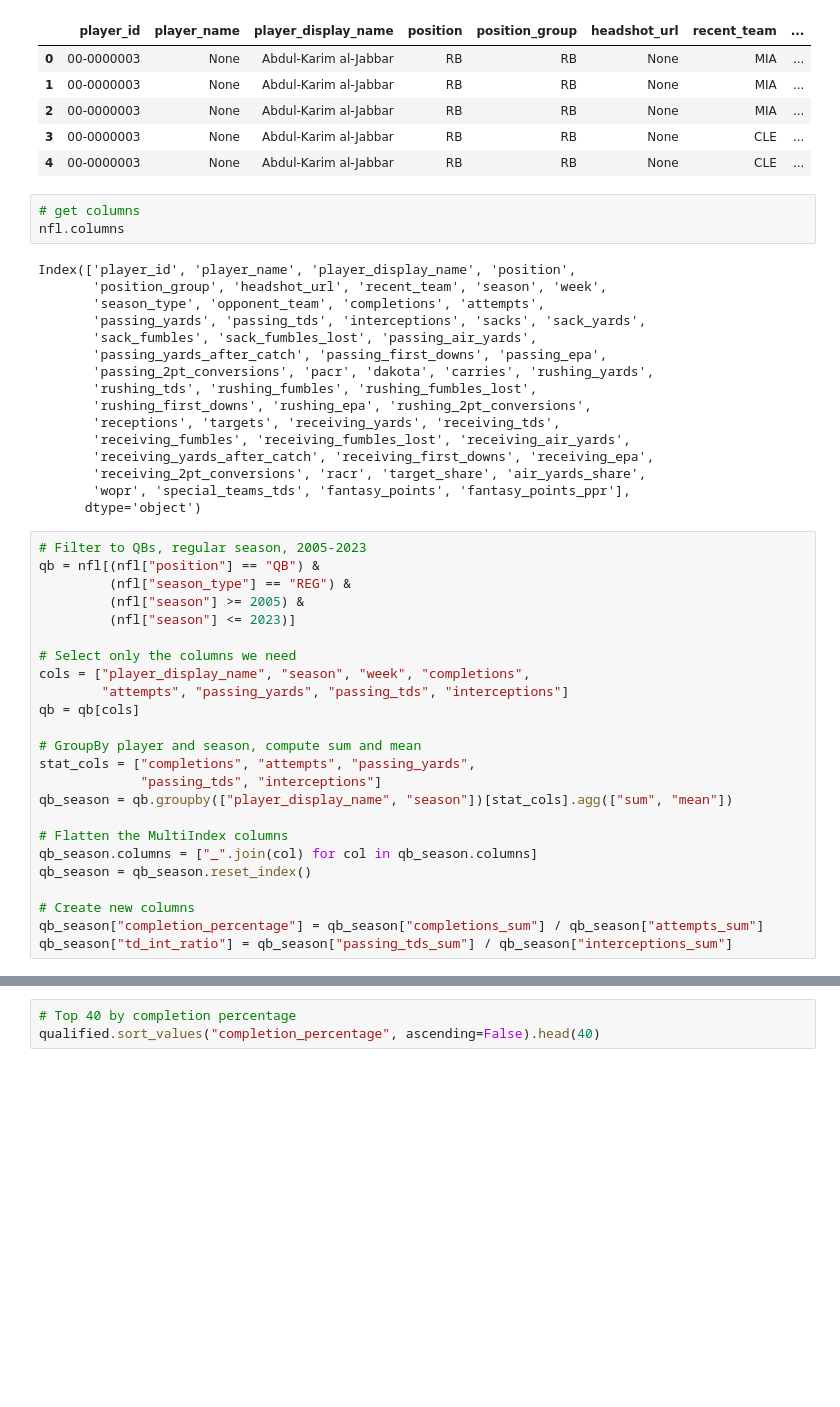
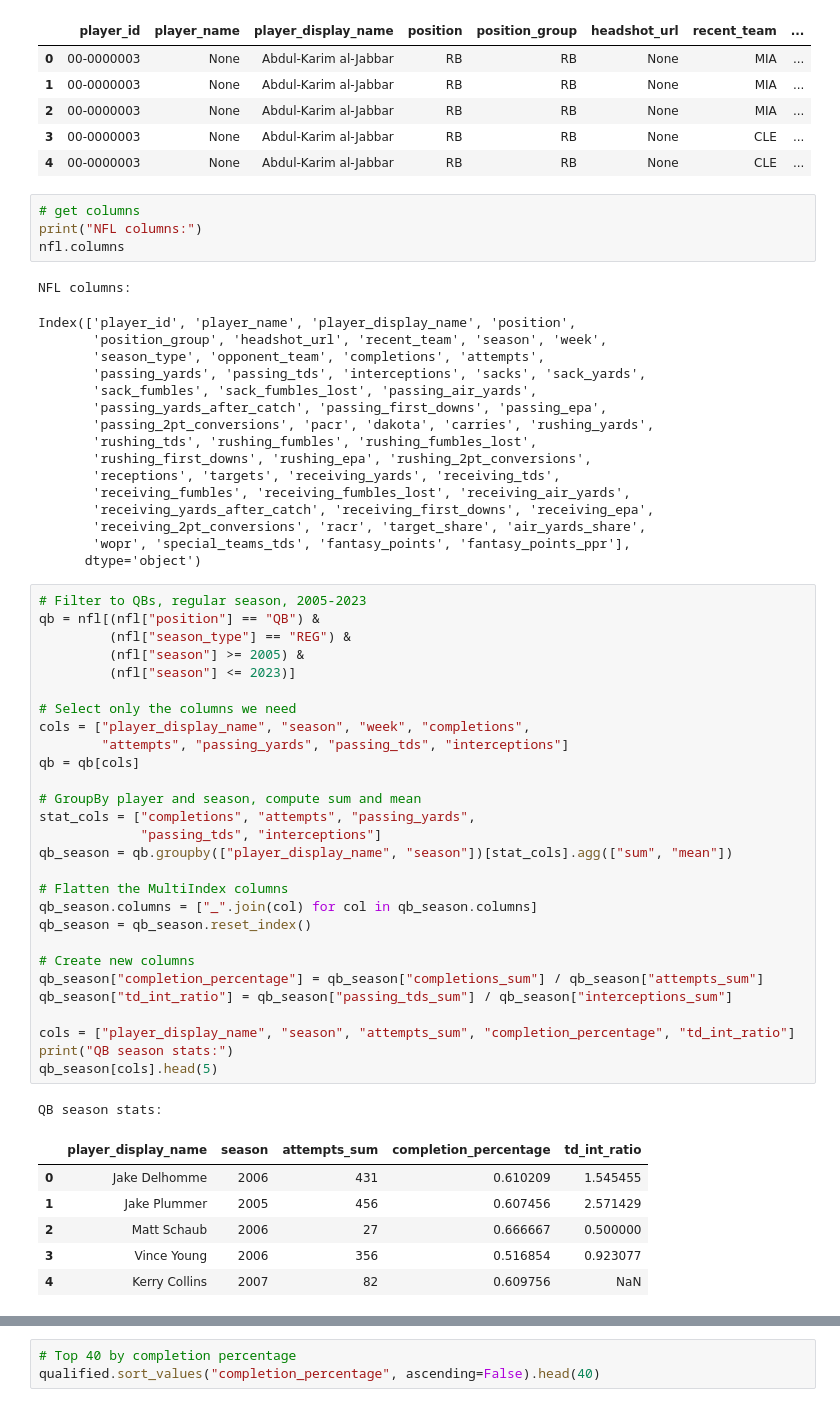
Before and after one commit to pressleydavid/p2, a Jupyter notebook: project2.ipynb, the cells around one changed output, grey strips where cells are left out. Cells and saved outputs as stored; diff of their text form; blank space fills up the shorter version.

```diff
--- a/project2.ipynb
+++ b/project2.ipynb
@@ -285,47 +371,61 @@ nfl.head(5)
 | 4 | 00-0000003 | None | Abdul-Karim al-Jabbar | RB | RB | None | CLE | ... |
 # %%
 # get columns
+print("NFL columns:")
 nfl.columns
 # %% [output]
-Index(['player_id', 'player_name', 'player_display_name', 'position',
-       'position_group', 'headshot_url', 'recent_team', 'season', 'week',
-       'season_type', 'opponent_team', 'completions', 'attempts',
-       'passing_yards', 'passing_tds', 'interceptions', 'sacks', 'sack_yards',
-       'sack_fumbles', 'sack_fumbles_lost', 'passing_air_yards',
-       'passing_yards_after_catch', 'passing_first_downs', 'passing_epa',
-       'passing_2pt_conversions', 'pacr', 'dakota', 'carries', 'rushing_yards',
-       'rushing_tds', 'rushing_fumbles', 'rushing_fumbles_lost',
-       'rushing_first_downs', 'rushing_epa', 'rushing_2pt_conversions',
-       'receptions', 'targets', 'receiving_yards', 'receiving_tds',
-       'receiving_fumbles', 'receiving_fumbles_lost', 'receiving_air_yards',
-       'receiving_yards_after_catch', 'receiving_first_downs', 'receiving_epa',
-       'receiving_2pt_conversions', 'racr', 'target_share', 'air_yards_share',
-       'wopr', 'special_teams_tds', 'fantasy_points', 'fantasy_points_ppr'],
-      dtype='object')
+NFL columns:
+Index(['player_id', 'player_name', 'player_display_name', 'position',
+       'position_group', 'headshot_url', 'recent_team', 'season', 'week',
+       'season_type', 'opponent_team', 'completions', 'attempts',
+       'passing_yards', 'passing_tds', 'interceptions', 'sacks', 'sack_yards',
+       'sack_fumbles', 'sack_fumbles_lost', 'passing_air_yards',
+       'passing_yards_after_catch', 'passing_first_downs', 'passing_epa',
+       'passing_2pt_conversions', 'pacr', 'dakota', 'carries', 'rushing_yards',
+       'rushing_tds', 'rushing_fumbles', 'rushing_fumbles_lost',
+       'rushing_first_downs', 'rushing_epa', 'rushing_2pt_conversions',
+       'receptions', 'targets', 'receiving_yards', 'receiving_tds',
+       'receiving_fumbles', 'receiving_fumbles_lost', 'receiving_air_yards',
+       'receiving_yards_after_catch', 'receiving_first_downs', 'receiving_epa',
+       'receiving_2pt_conversions', 'racr', 'target_share', 'air_yards_share',
+       'wopr', 'special_teams_tds', 'fantasy_points', 'fantasy_points_ppr'],
+      dtype='object')
 # %%
 # Filter to QBs, regular season, 2005-2023
 qb = nfl[(nfl["position"] == "QB") &
          (nfl["season_type"] == "REG") &
          (nfl["season"] >= 2005) &
          (nfl["season"] <= 2023)]
 
 # Select only the columns we need
 cols = ["player_display_name", "season", "week", "completions",
         "attempts", "passing_yards", "passing_tds", "interceptions"]
 qb = qb[cols]
 
 # GroupBy player and season, compute sum and mean
 stat_cols = ["completions", "attempts", "passing_yards",
              "passing_tds", "interceptions"]
 qb_season = qb.groupby(["player_display_name", "season"])[stat_cols].agg(["sum", "mean"])
 
 # Flatten the MultiIndex columns
 qb_season.columns = ["_".join(col) for col in qb_season.columns]
 qb_season = qb_season.reset_index()
 
 # Create new columns
 qb_season["completion_percentage"] = qb_season["completions_sum"] / qb_season["attempts_sum"]
 qb_season["td_int_ratio"] = qb_season["passing_tds_sum"] / qb_season["interceptions_sum"]
+
+cols = ["player_display_name", "season", "attempts_sum", "completion_percentage", "td_int_ratio"]
+print("QB season stats:")
+qb_season[cols].head(5)
+# %% [output]
+QB season stats:
+|  | player_display_name | season | attempts_sum | completion_percentage | td_int_ratio |
+| 0 | Jake Delhomme | 2006 | 431 | 0.610209 | 1.545455 |
+| 1 | Jake Plummer | 2005 | 456 | 0.607456 | 2.571429 |
+| 2 | Matt Schaub | 2006 | 27 | 0.666667 | 0.500000 |
+| 3 | Vince Young | 2006 | 356 | 0.516854 | 0.923077 |
+| 4 | Kerry Collins | 2007 | 82 | 0.609756 | NaN |
 # %%
 # Filter to at least 50 attempts
 qualified = qb_season[qb_season["attempts_sum"] >= 50]
```
Also changed, not shown: parts of 20 cells of this notebook.
